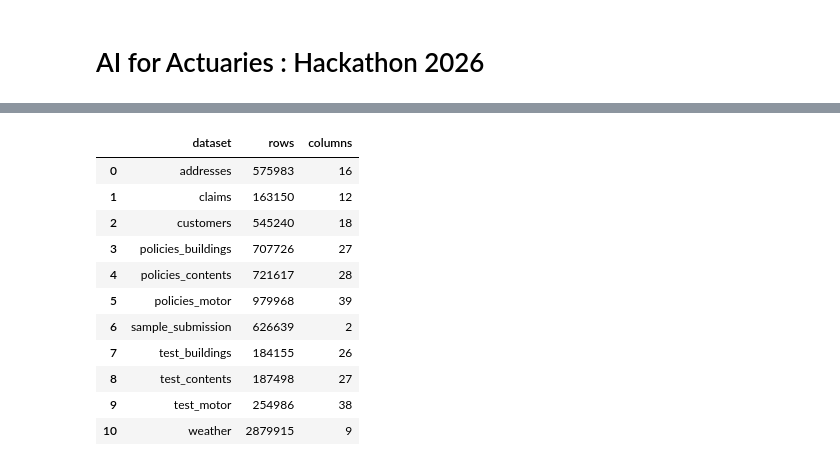
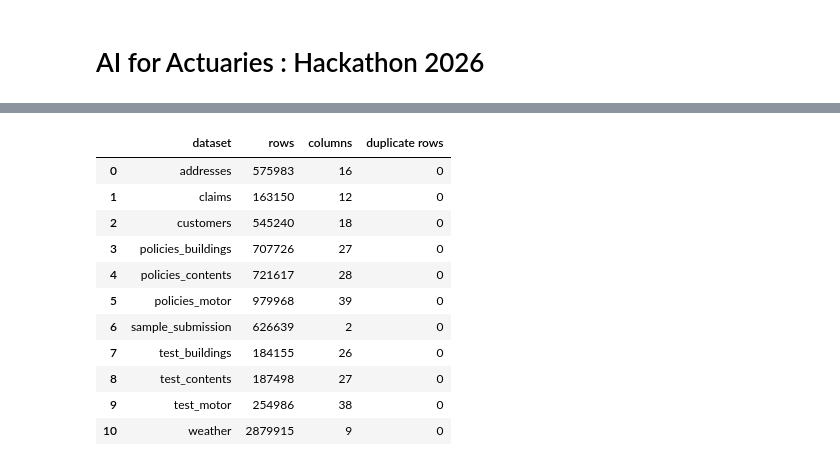
Before and after one commit to sarah-gui/Hackathon2026, a Jupyter notebook: analysis.ipynb, the cells around one changed output, grey strips where cells are left out. Drawn from its saved outputs; the diff is of its cells as text; code cells hidden in the pictures.

```diff
--- a/analysis.ipynb
+++ b/analysis.ipynb
@@ -24,33 +34,33 @@ import seaborn as sns
 # %%
 #Read the datasets
 from pathlib import Path
 
 data_dir = Path("data")
 if not data_dir.is_dir():
     raise FileNotFoundError(f"Data directory not found: {data_dir.resolve()}")
 
 parquet_files = sorted(data_dir.glob("*.parquet"))
 if not parquet_files:
     raise FileNotFoundError(f"No Parquet datasets found in {data_dir.resolve()}")
 
 datasets = {path.stem: pd.read_parquet(path) for path in parquet_files}
 
 pd.DataFrame(
     [
-        {"dataset": name, "rows": len(df), "columns": len(df.columns)}
+        {"dataset": name, "rows": len(df), "columns": len(df.columns), "duplicate rows": df.duplicated().sum()}
         for name, df in datasets.items()
     ]
 )
 # %% [output]
-|  | dataset | rows | columns |
-| 0 | addresses | 575983 | 16 |
-| 1 | claims | 163150 | 12 |
-| 2 | customers | 545240 | 18 |
-| 3 | policies_buildings | 707726 | 27 |
-| 4 | policies_contents | 721617 | 28 |
-| 5 | policies_motor | 979968 | 39 |
-| 6 | sample_submission | 626639 | 2 |
-| 7 | test_buildings | 184155 | 26 |
-| 8 | test_contents | 187498 | 27 |
-| 9 | test_motor | 254986 | 38 |
-| 10 | weather | 2879915 | 9 |
+|  | dataset | rows | columns | duplicate rows |
+| 0 | addresses | 575983 | 16 | 0 |
+| 1 | claims | 163150 | 12 | 0 |
+| 2 | customers | 545240 | 18 | 0 |
+| 3 | policies_buildings | 707726 | 27 | 0 |
+| 4 | policies_contents | 721617 | 28 | 0 |
+| 5 | policies_motor | 979968 | 39 | 0 |
+| 6 | sample_submission | 626639 | 2 | 0 |
+| 7 | test_buildings | 184155 | 26 | 0 |
+| 8 | test_contents | 187498 | 27 | 0 |
+| 9 | test_motor | 254986 | 38 | 0 |
+| 10 | weather | 2879915 | 9 | 0 |
```
Also changed, not shown: parts of 22 cells of this notebook.
